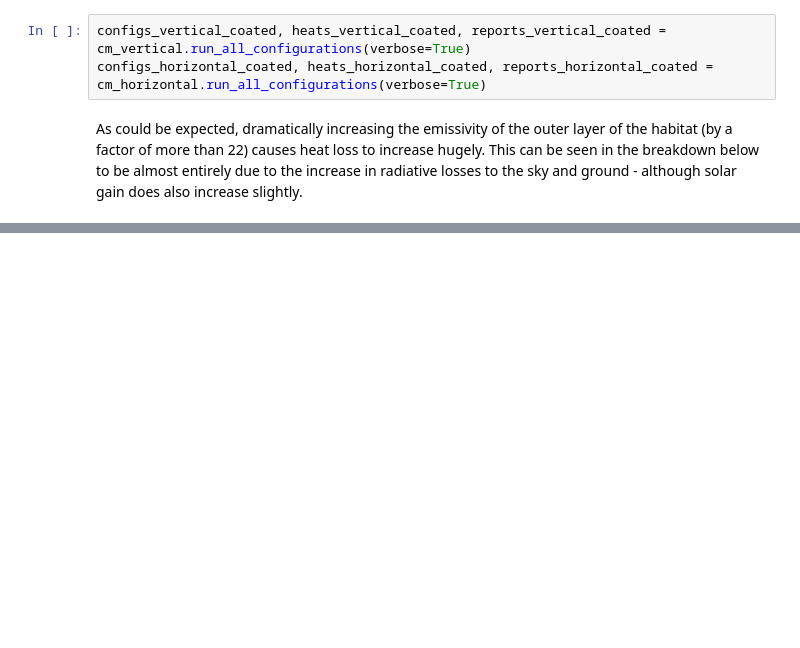
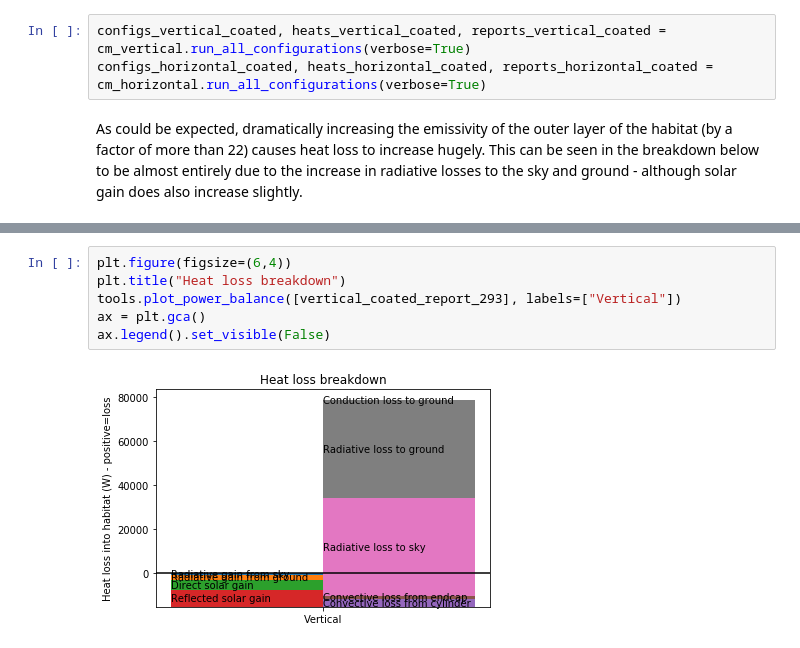
Before and after one commit to smross106/Syrtis, a Jupyter notebook: ISS_Module_Mars.ipynb, the cells around one changed output, grey strips where cells are left out. Saved outputs shown, nothing was run; the diff lists cells and outputs as text; blank space fills up the shorter version.

```diff
--- a/ISS_Module_Mars.ipynb
+++ b/ISS_Module_Mars.ipynb
@@ -186,0 +188,8 @@ tools.plot_power_balance([vertical_coated_report_293, horizontal_coated_report_2
+# %%
+plt.figure(figsize=(6,4))
+plt.title("Heat loss breakdown")
+tools.plot_power_balance([vertical_coated_report_293], labels=["Vertical"])
+ax = plt.gca()
+ax.legend().set_visible(False)
+# %% [output]
+[figure, added]
```
Also changed, not shown: parts of 14 cells of this notebook, 1 other file.
